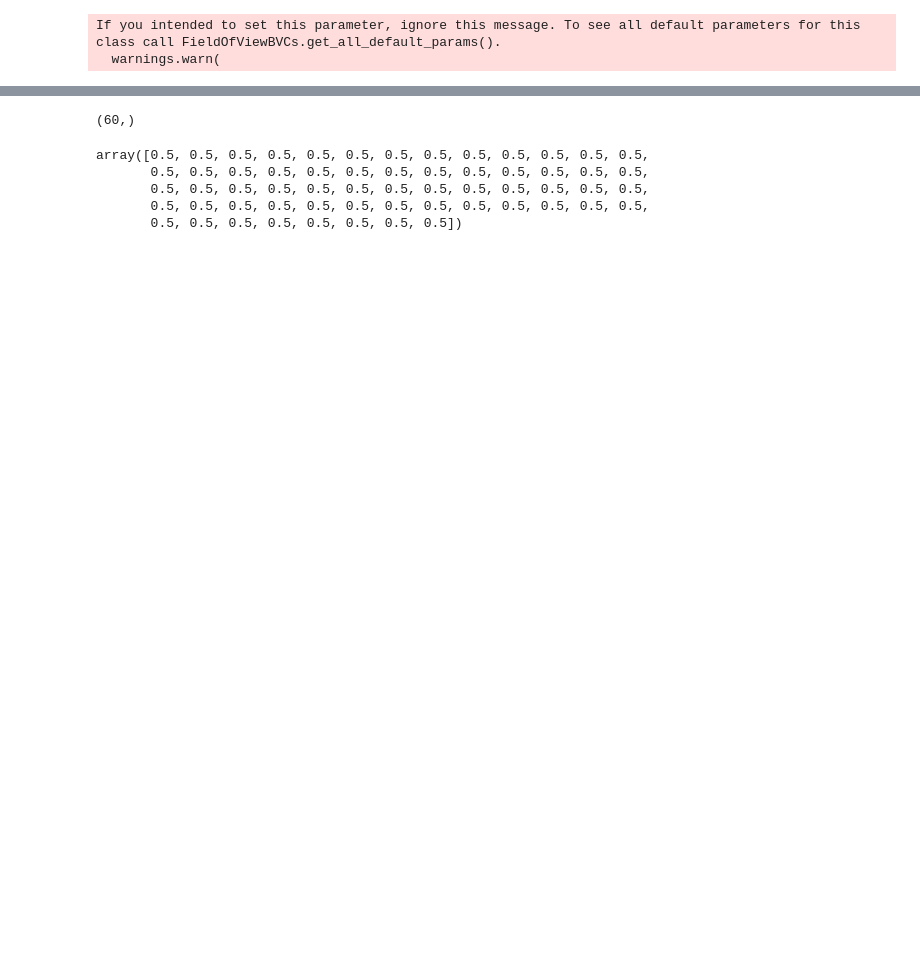
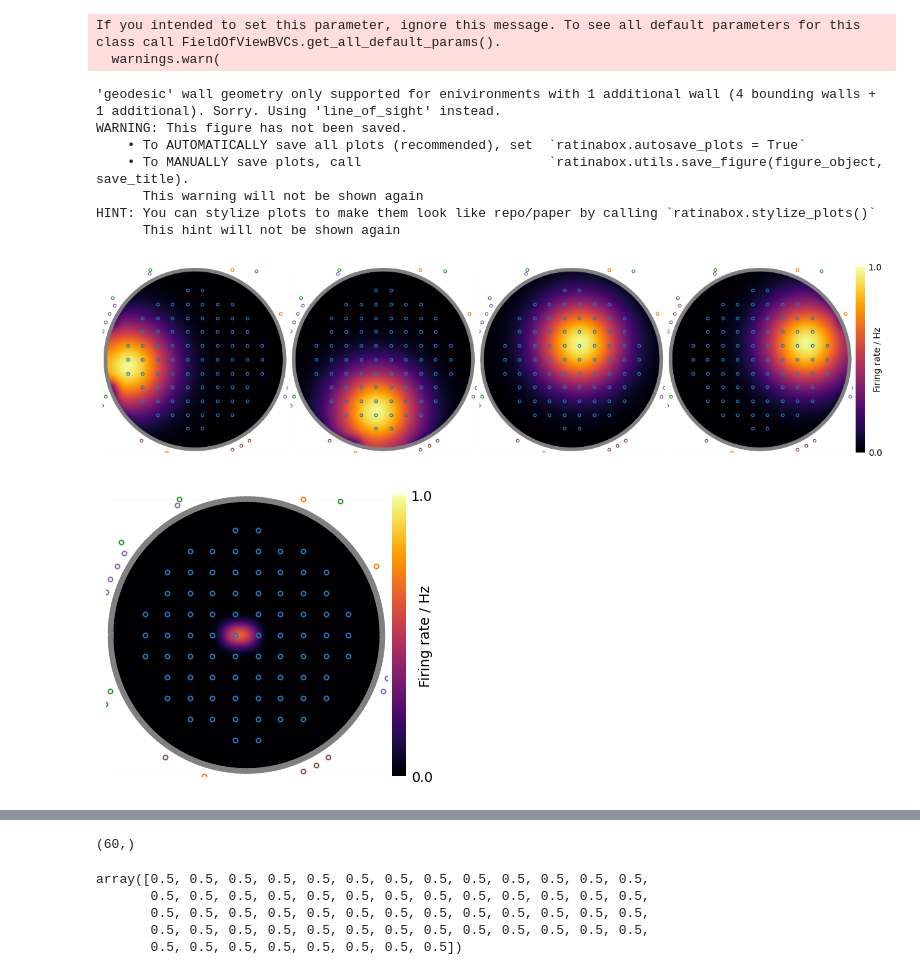
Before and after one commit to LevensteinLab/pRNN, a Jupyter notebook: testing.ipynb, the cells around one changed output, grey strips where cells are left out. Cells and saved outputs as stored; diff of their text form; code cells hidden in the pictures; blank space fills up the shorter version.

```diff
--- a/testing.ipynb
+++ b/testing.ipynb
@@ -17,17 +19,26 @@ from prnn.utils.predictiveNet import PredictiveNet
 # %%
 # env_key is the one you put in RatEnvironment.py
 # package is the one you put in env.py
 
-env = make_env(env_key='cheeseboard', package='ratinabox_colors_Reward', act_enc='ContSpeedOnehotHD', FoV_params={"spatial_resolution": 0.05,
+env = make_env(env_key='cheeseboard', package='ratinabox_colors_Reward_Directed', act_enc='ContSpeedOnehotHD', FoV_params={"spatial_resolution": 0.05,
                            "angle_range": [0, 30],
                            "distance_range": [0.0, 1.2],
                            "beta": 10,
                            "walls_occlude": False
                            }) #add FoV here
 agent = RatInABoxAgent('_')
 # %% [output]
 If you intended to set this parameter, ignore this message. To see all default parameters for this class call FieldOfViewBVCs.get_all_default_params().
   warnings.warn(
+'geodesic' wall geometry only supported for enivironments with 1 additional wall (4 bounding walls + 1 additional). Sorry. Using 'line_of_sight' instead.
+WARNING: This figure has not been saved.
+    • To AUTOMATICALLY save all plots (recommended), set  `ratinabox.autosave_plots = True`
+    • To MANUALLY save plots, call                        `ratinabox.utils.save_figure(figure_object, save_title).
+      This warning will not be shown again
+HINT: You can stylize plots to make them look like repo/paper by calling `ratinabox.stylize_plots()`
+      This hint will not be shown again
+[figure, added]
+[figure, added]
 # %%
 # to test if you collect observations correctly
 # obs should be a tuple of two tensors
```
Also changed, not shown: parts of 7 cells of this notebook, 3 other files.
